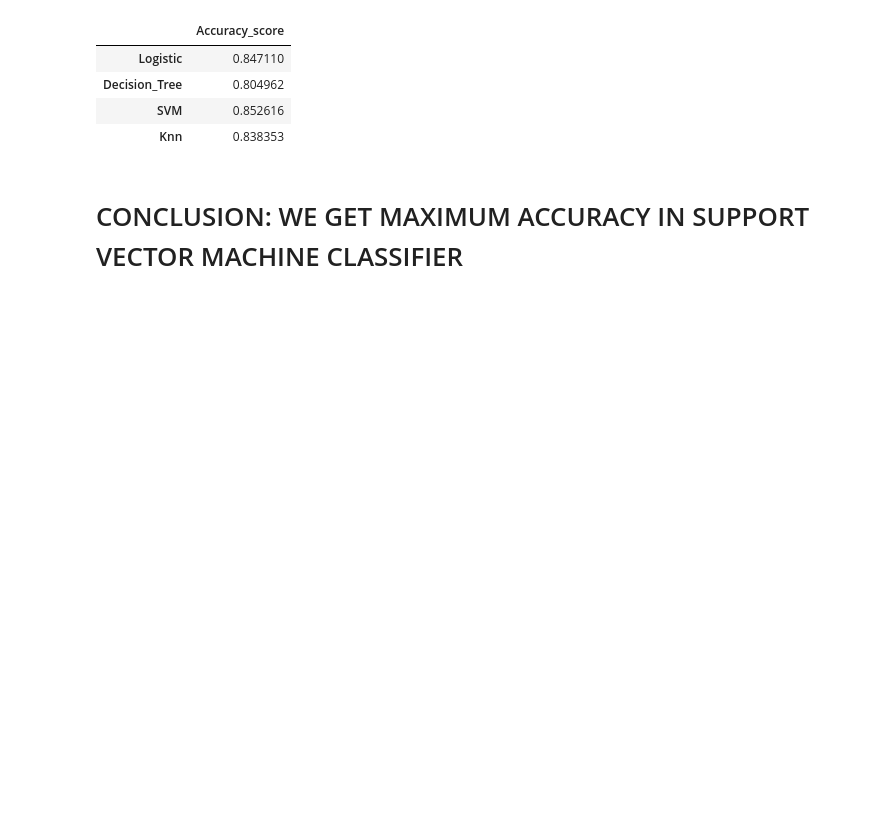
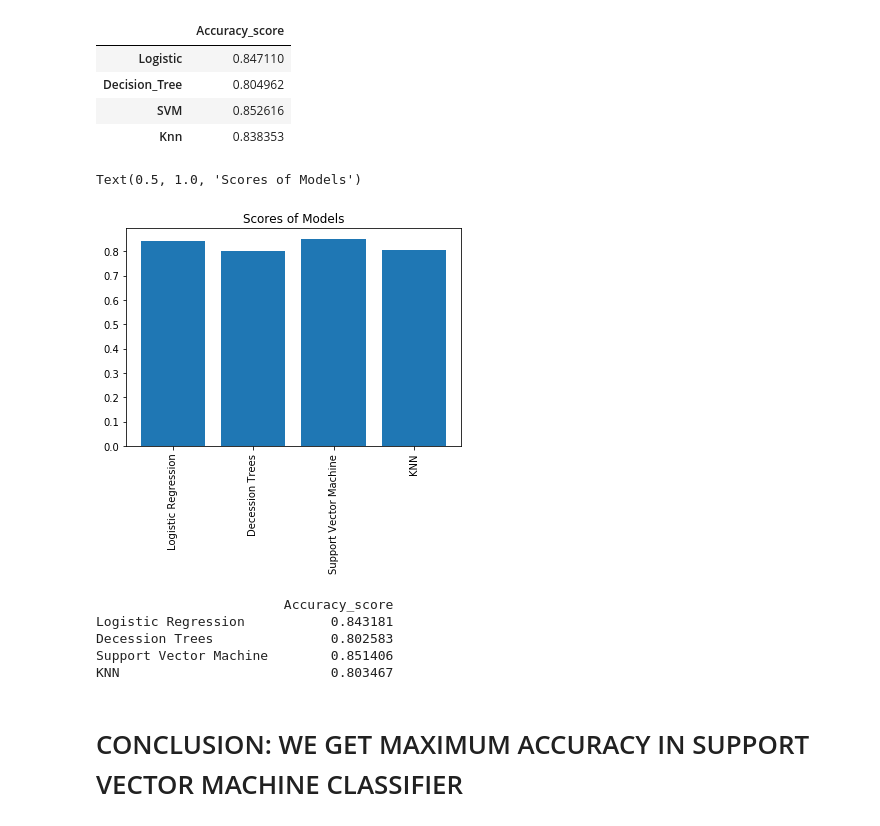
Before and after one commit to VaibhavSaran/Cipher_Schools_Assignments, a Jupyter notebook: Assignment 5/adult model.ipynb, the cells around one changed output. Saved outputs shown, nothing was run; the diff lists cells and outputs as text; code cells hidden in the pictures; blank space fills up the shorter version.

```diff
--- a/Assignment 5/adult model.ipynb
+++ b/Assignment 5/adult model.ipynb
@@ -578,6 +578,7 @@ lopca = LogisticRegression()
 lopca.fit(x_train,y_train)
 y_predict = lopca.predict(x_test)
 print("Accuracy score: ",accuracy_score(y_test,y_predict))
+LogRegAcc=accuracy_score(y_test,y_predict)
 print('*'*50)
 print("\n Confusion metricx:- ")
 print(confusion_matrix(y_test,y_predict))
@@ -618,6 +619,7 @@ dtc = DecisionTreeClassifier()
 dtc.fit(x_train,y_train)
 y_predict = dtc.predict(x_test)
 print("Accuracy score: ",accuracy_score(y_test,y_predict))
+DtAcc=accuracy_score(y_test,y_predict)
 print('*'*50)
 print("\n Confusion metricx:- ")
 print(confusion_matrix(y_test,y_predict))
@@ -658,6 +660,7 @@ sv = SVC()
 sv.fit(x_train,y_train)
 y_predict = sv.predict(x_test)
 print("Accuracy score: ",accuracy_score(y_test,y_predict))
+SvmAcc=accuracy_score(y_test,y_predict)
 print('*'*50)
 print("\n Confusion metricx:- ")
 print(confusion_matrix(y_test,y_predict))
@@ -698,6 +701,7 @@ knn = KNeighborsClassifier(n_neighbors=1)
 knn.fit(x_train,y_train)
 y_predict = knn.predict(x_test)
 print("Accuracy score: ",accuracy_score(y_test,y_predict))
+Knn=accuracy_score(y_test,y_predict)
 print('*'*50)
 print("\n Confusion metricx:- ")
 print(confusion_matrix(y_test,y_predict))
@@ -807,5 +744,23 @@ try_algos(adultPCA[:45222],labels)
 | Decision_Tree | 0.804962 |
 | SVM | 0.852616 |
 | Knn | 0.838353 |
+# %%
+AccScore = {"Logistic Regression":LogRegAcc,"Decession Trees":DtAcc,"Support Vector Machine":SvmAcc,"KNN":Knn}
+mlt.bar(AccScore.keys(),AccScore.values())
+mlt.xticks(rotation=90)
+mlt.title("Scores of Models")
+# %% [output]
+Text(0.5, 1.0, 'Scores of Models')
+[figure, added]
+# %%
+results = pd.DataFrame.from_dict(AccScore,orient='index')
+results.columns=["Accuracy_score"]
+print(results)
+# %% [output]
+                        Accuracy_score
+Logistic Regression           0.843181
+Decession Trees               0.802583
+Support Vector Machine        0.851406
+KNN                           0.803467
 # %% [markdown]
 # CONCLUSION: WE GET MAXIMUM ACCURACY IN SUPPORT VECTOR MACHINE CLASSIFIER
```
Also changed, not shown: parts of 7 cells of this notebook.
